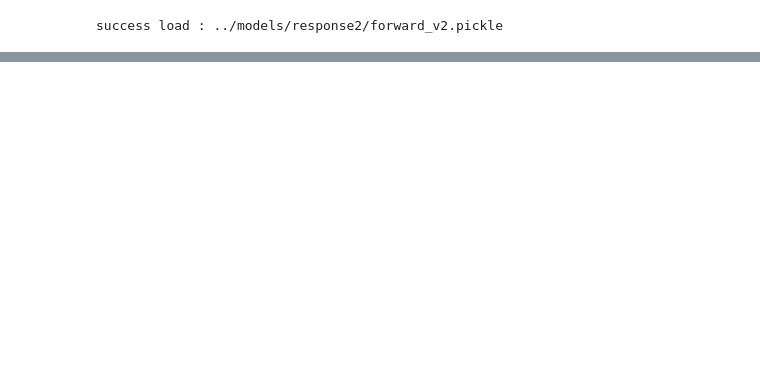
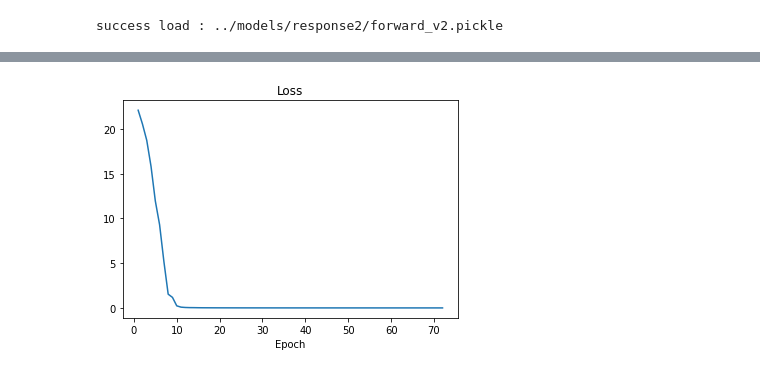
Before and after one commit to yamada-ai/MMI, a Jupyter notebook: UNI/context_topic/topic_base2.ipynb, the cells around one changed output, grey strips where cells are left out. Cells and saved outputs as stored; diff of their text form; code cells hidden in the pictures; blank space fills up the shorter version.

```diff
--- a/UNI/context_topic/topic_base2.ipynb
+++ b/UNI/context_topic/topic_base2.ipynb
@@ -262,0 +376,7 @@ class TopicClassifier(nn.Module):
+# %%
+model = TopicClassifier(TOPIC_DIM, ID_LEN, FORWARD_DIM, HIDDEN_DIM, OUTPUT_DIM)
+if torch.cuda.is_available():
+   model.cuda()
+loss_function = nn.NLLLoss()
+# loss_function = nn.CrossEntropyLoss()
+optimizer = optim.Adam(model.parameters(), lr=0.001)
@@ -262,0 +391,24 @@ class TopicClassifier(nn.Module):
+# %%
+losses = []
+for epoch in tqdm( range(epoch_)  ):  # again, normally you would NOT do 300 epochs, it is toy data
+    all_loss = 0
+    for data in trainloader:
+        # X_t_tensor = torch.tensor(data[0], device='cuda:0', dtype=torch.int16)
+        X_t_tensor = data[0].cuda()
+        y_t_tensor = data[1].to(torch.long).cuda()
+        optimizer.zero_grad()
+        model.zero_grad()
+        # print(X_t_tensor.shape , y_t_tensor.view(-1,1).shape)
+
+        score = model(X_t_tensor)
+        # print(X_t_tensor.shape, score.view(-1,5).shape, y_t_tensor.view(-1,1).shape)
+        loss_ = loss_function(score,  y_t_tensor)
+        loss_.backward()
+        all_loss += loss_.item()
+        optimizer.step()
+        del score
+        del loss_
+    losses.append(all_loss)
+    if (epoch+1) % 20 == 0:
+        print("epoch", epoch+1, "\t" , "loss", all_loss)
+print("done")
@@ -262,0 +420,16 @@ class TopicClassifier(nn.Module):
+# %%
+from matplotlib import pyplot as plt
+def plot_history(losses):
+    fig, ax = plt.subplots()
+
+    epochs = np.arange(1, len(losses) + 1)
+
+    # 損失の推移
+    ax.set_title("Loss")
+    ax.plot(epochs, losses)
+    ax.set_xlabel("Epoch")
+
+    plt.show()
+plot_history(losses)
+# %% [output]
+[figure, added]
```
Also changed, not shown: parts of 34 cells of this notebook, 19 other files.
